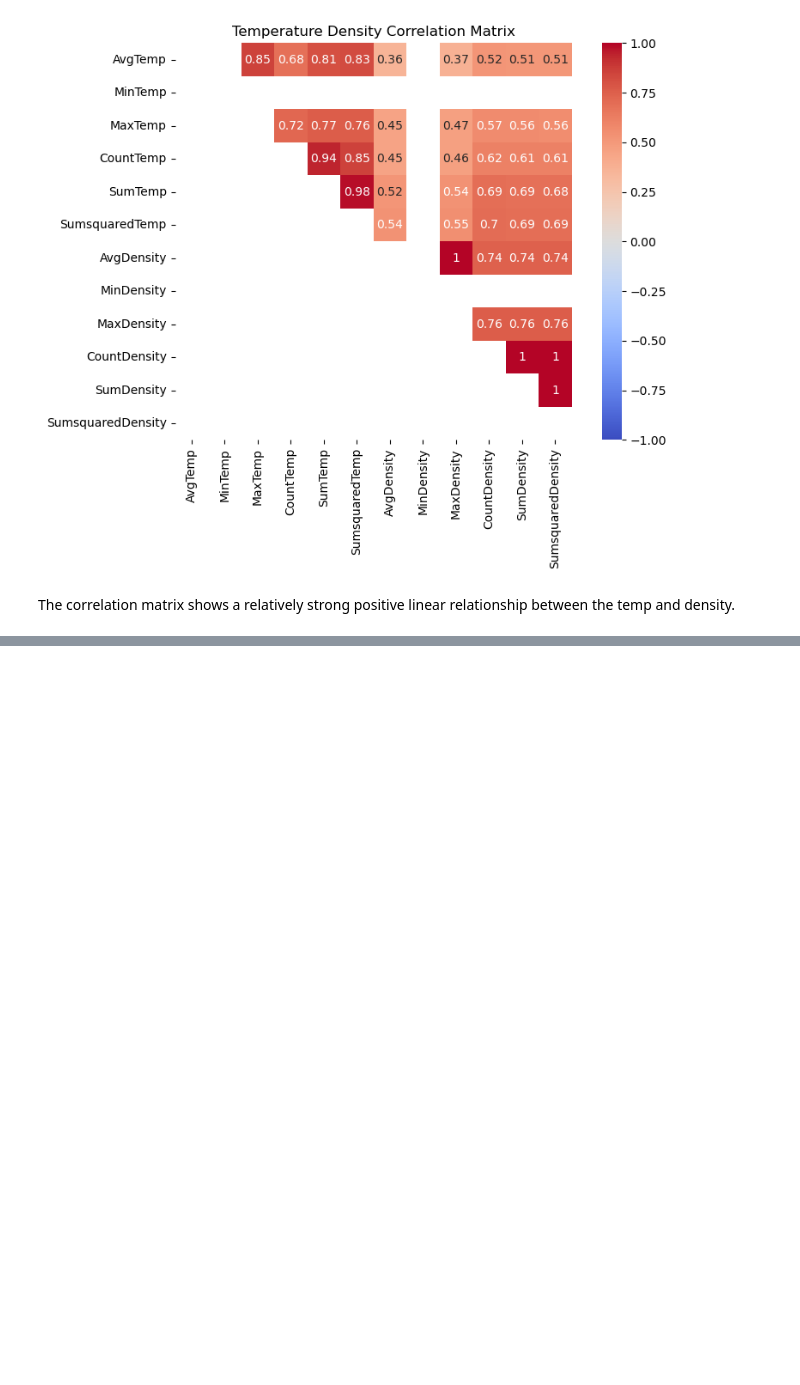
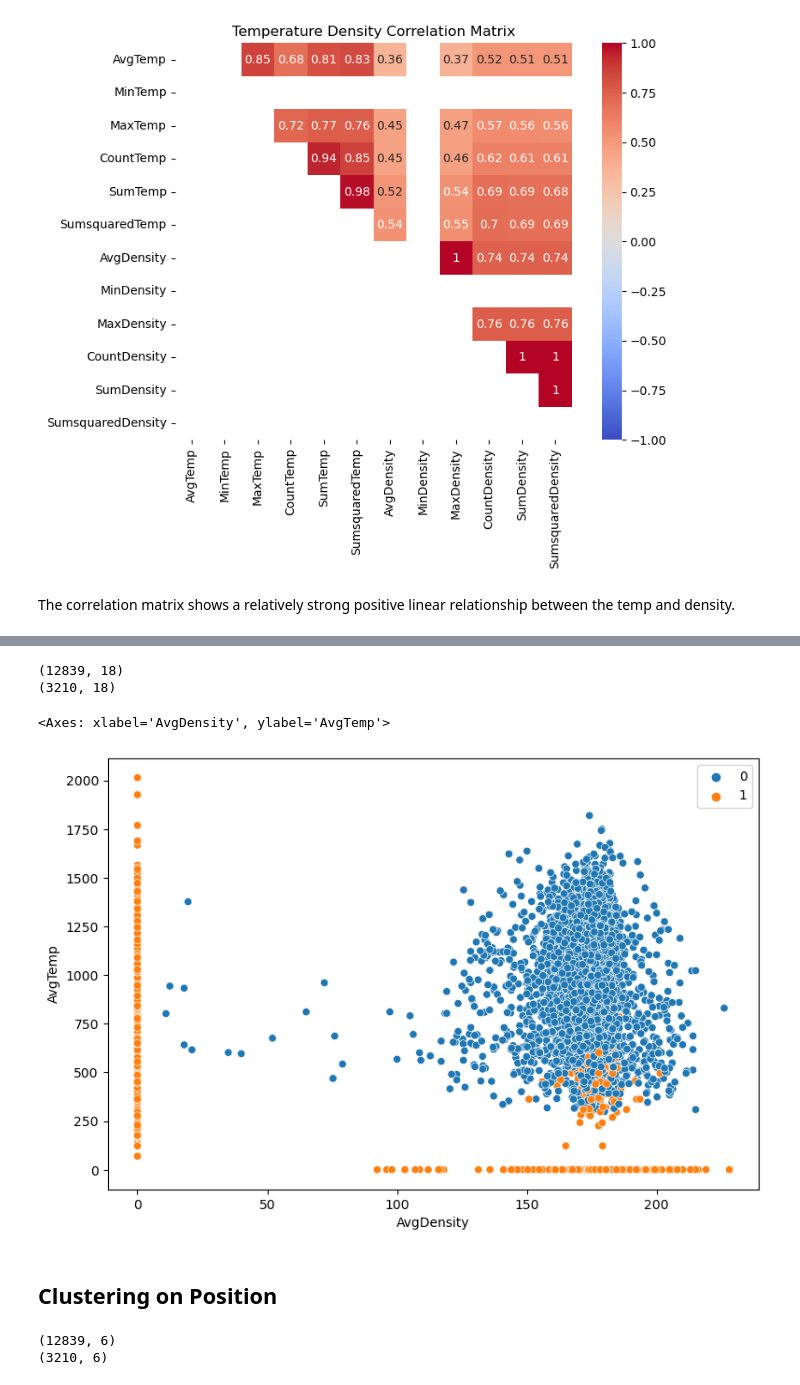
Before and after one commit to msskzx/problem-solvn, a Jupyter notebook: python_solutions/challenges/three-d-printer/three_d_printer.ipynb, the cells around one changed output, grey strips where cells are left out. Cells and saved outputs as stored; diff of their text form; code cells hidden in the pictures; blank space fills up the shorter version.

```diff
--- a/python_solutions/challenges/three-d-printer/three_d_printer.ipynb
+++ b/python_solutions/challenges/three-d-printer/three_d_printer.ipynb
@@ -144,0 +159,41 @@ The correlation matrix shows a relatively strong positive linear relationship be
+# %%
+pattern = r".*(X|Y|Z|Density|Temp)$"
+
+position_density_df = df[[col for col in df.columns if re.match(pattern=pattern, string=col)]]
+
+train_df = position_density_df.sample(frac=0.8, random_state=42)
+test_df = position_density_df.drop(train_df.index)
+
+print(train_df.shape)
+print(test_df.shape)
+# %% [output]
+(12839, 18)
+(3210, 18)
+# %%
+# normalize the data
+X_train_norm = preprocessing.normalize(train_df)
+
+kmeans = KMeans(n_clusters=2, random_state=42, n_init="auto").fit(X_train_norm)
+
+# Get the cluster labels
+labels = kmeans.labels_
+
+sns.scatterplot(data=train_df, x='AvgDensity', y='AvgTemp', hue=labels)
+# %% [output]
+<Axes: xlabel='AvgDensity', ylabel='AvgTemp'>
+[figure, added]
+# %% [markdown]
+## Clustering on Position
+# %%
+pattern = r".*(X|Y|Z)$"
+
+position_density_df = df[[col for col in df.columns if re.match(pattern=pattern, string=col)]]
+
+train_df = position_density_df.sample(frac=0.8, random_state=42)
+test_df = position_density_df.drop(train_df.index)
+
+print(train_df.shape)
+print(test_df.shape)
+# %% [output]
+(12839, 6)
+(3210, 6)
```
Also changed, not shown: parts of 6 cells of this notebook.
